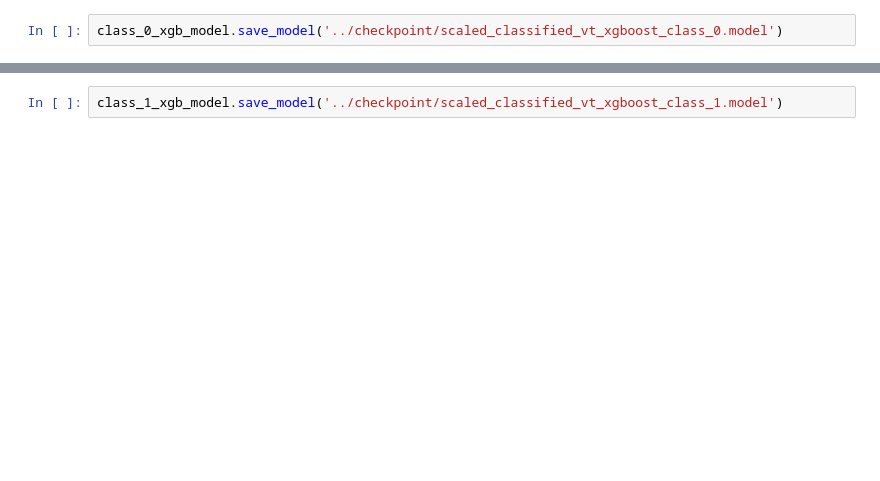
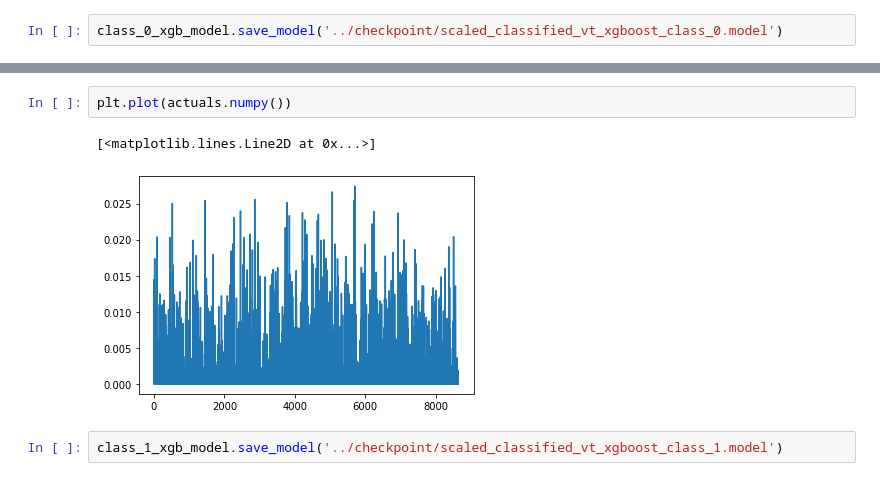
Before and after one commit to jaeyong-song/lg_ai_display_pj, a Jupyter notebook: training/scaled_classified_vt_drain_xgboost.ipynb, the cells around one changed output, grey strips where cells are left out. Saved outputs shown, nothing was run; the diff lists cells and outputs as text; blank space fills up the shorter version.

```diff
--- a/training/scaled_classified_vt_drain_xgboost.ipynb
+++ b/training/scaled_classified_vt_drain_xgboost.ipynb
@@ -267,2 +274,7 @@ tensor(0.0660, dtype=torch.float64)
+# %%
+plt.plot(actuals.numpy())
+# %% [output]
+[<matplotlib.lines.Line2D at 0x...>]
+[figure, added]
 # %%
 class_1_xgb_model.save_model('../checkpoint/scaled_classified_vt_xgboost_class_1.model')
```
Also changed, not shown: parts of 17 cells of this notebook, 7 other files.
